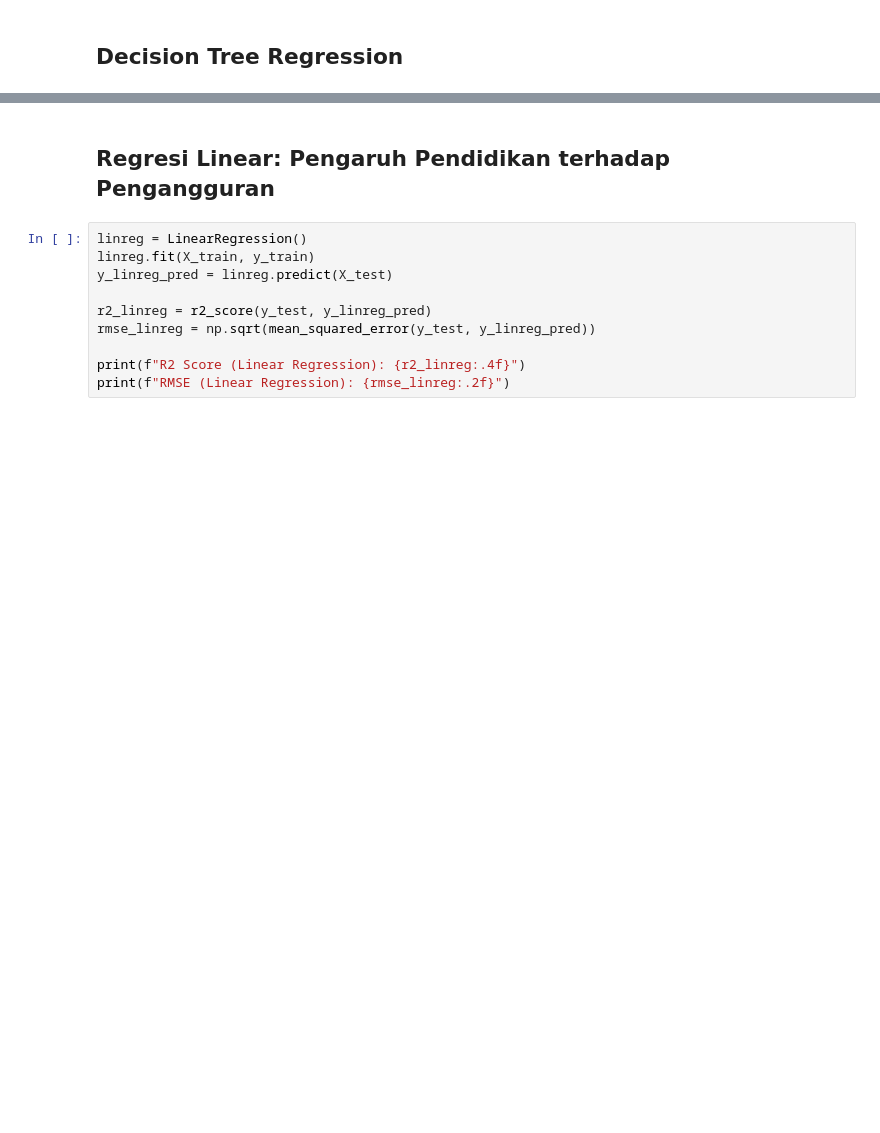
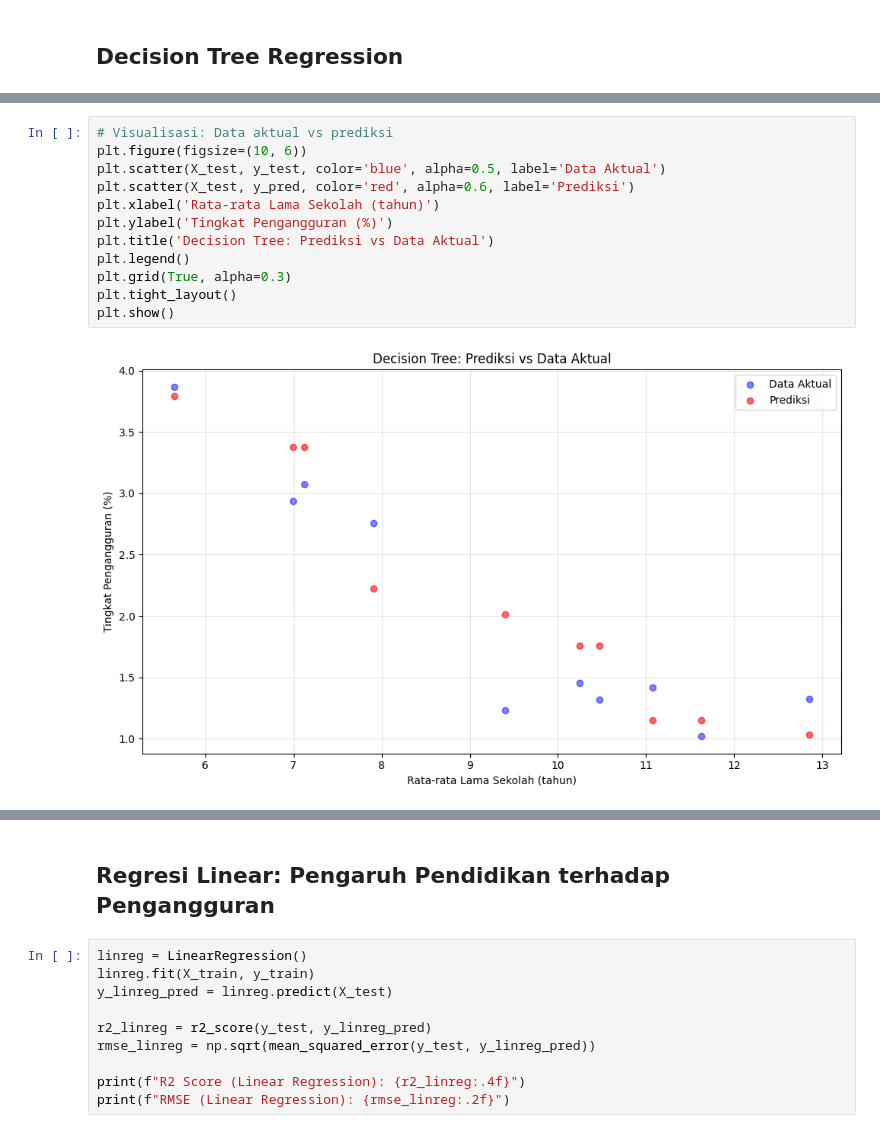
Before and after one commit to Gkyerie/SI4703_KELOMPOK8, a Jupyter notebook: analisis_pengaruh_pendidikan_pengangguran (1).ipynb, the cells around one changed output, grey strips where cells are left out. Cells and saved outputs as stored; diff of their text form; blank space fills up the shorter version.

```diff
--- a/analisis_pengaruh_pendidikan_pengangguran (1).ipynb
+++ b/analisis_pengaruh_pendidikan_pengangguran (1).ipynb
@@ -734,0 +749,14 @@ plt.show()
+# %%
+# Visualisasi: Data aktual vs prediksi
+plt.figure(figsize=(10, 6))
+plt.scatter(X_test, y_test, color='blue', alpha=0.5, label='Data Aktual')
+plt.scatter(X_test, y_pred, color='red', alpha=0.6, label='Prediksi')
+plt.xlabel('Rata-rata Lama Sekolah (tahun)')
+plt.ylabel('Tingkat Pengangguran (%)')
+plt.title('Decision Tree: Prediksi vs Data Aktual')
+plt.legend()
+plt.grid(True, alpha=0.3)
+plt.tight_layout()
+plt.show()
+# %% [output]
+[figure, added]
```
Also changed, not shown: parts of 21 cells of this notebook, 3 other files.
